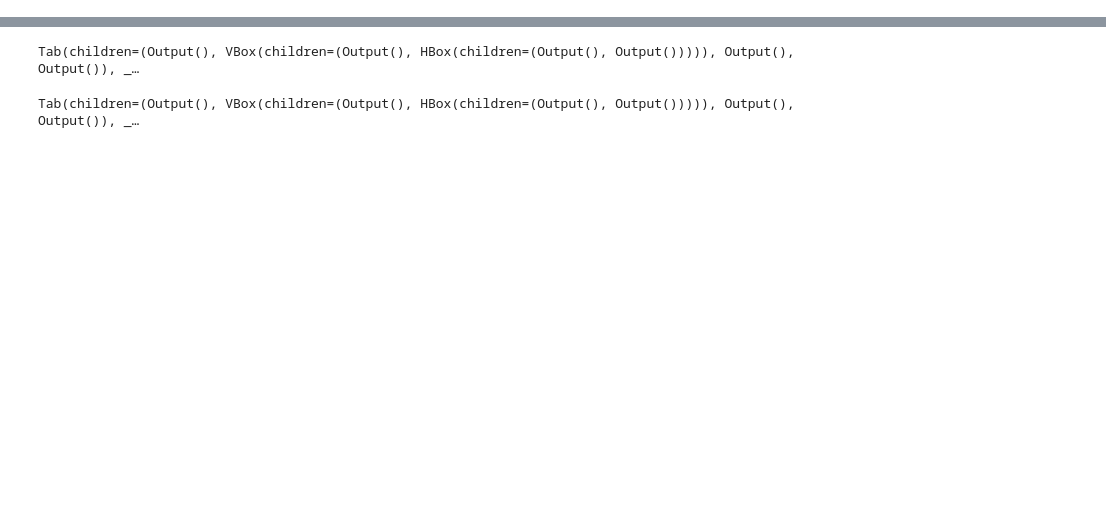
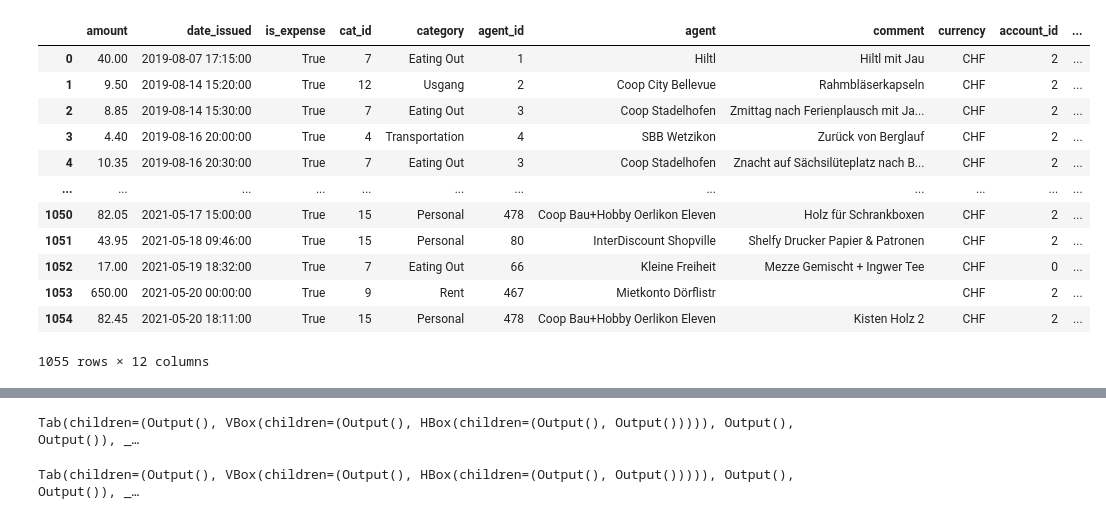
Before and after one commit to finnharbeke/finnance, a Jupyter notebook: main.ipynb, the cells around one changed output, grey strips where cells are left out. Cells and saved outputs as stored; diff of their text form; code cells hidden in the pictures; blank space fills up the shorter version.

```diff
--- a/main.ipynb
+++ b/main.ipynb
@@ -19,3 +22,26 @@ tr_df['category'] = tr_df.category_id.map(cat_df.desc)
 tr_df['account'] = tr_df.account_id.map(acc_df.desc)
 tr_df['currency'] = tr_df.account_id.map(acc_df.currency_id).map(cur_df.code)
 tr_df['agent'] = tr_df.agent_id.map(agent_df.desc)
+# %%
+analysis_sql_p = "app/static/sql/analysis.sql"
+with open(analysis_sql_p, "r") as f:
+    sql = ''.join(f.readlines())
+    analysis = pd.read_sql_query(sql, con, params={'cid':0}, parse_dates=['date_issued'])
+
+analysis['time'] = analysis['date_issued'].dt.hour * 60 + analysis['date_issued'].dt.minute
+analysis['is_expense'] = analysis['is_expense'].apply(lambda x: x == 1)
+analysis
+# %% [output]
+|  | amount | date_issued | is_expense | cat_id | category | agent_id | agent | comment | currency | account_id | ... |
+| 0 | 40.00 | 2019-08-07 17:15:00 | True | 7 | Eating Out | 1 | Hiltl | Hiltl mit Jau | CHF | 2 | ... |
+| 1 | 9.50 | 2019-08-14 15:20:00 | True | 12 | Usgang | 2 | Coop City Bellevue | Rahmbläserkapseln | CHF | 2 | ... |
+| 2 | 8.85 | 2019-08-14 15:30:00 | True | 7 | Eating Out | 3 | Coop Stadelhofen | Zmittag nach Ferienplausch mit Ja... | CHF | 2 | ... |
+| 3 | 4.40 | 2019-08-16 20:00:00 | True | 4 | Transportation | 4 | SBB Wetzikon | Zurück von Berglauf | CHF | 2 | ... |
+| 4 | 10.35 | 2019-08-16 20:30:00 | True | 7 | Eating Out | 3 | Coop Stadelhofen | Znacht auf Sächsilüteplatz nach B... | CHF | 2 | ... |
+| ... | ... | ... | ... | ... | ... | ... | ... | ... | ... | ... | ... |
+| 1050 | 82.05 | 2021-05-17 15:00:00 | True | 15 | Personal | 478 | Coop Bau+Hobby Oerlikon Eleven | Holz für Schrankboxen | CHF | 2 | ... |
+| 1051 | 43.95 | 2021-05-18 09:46:00 | True | 15 | Personal | 80 | InterDiscount Shopville | Shelfy Drucker Papier & Patronen | CHF | 2 | ... |
+| 1052 | 17.00 | 2021-05-19 18:32:00 | True | 7 | Eating Out | 66 | Kleine Freiheit | Mezze Gemischt + Ingwer Tee | CHF | 0 | ... |
+| 1053 | 650.00 | 2021-05-20 00:00:00 | True | 9 | Rent | 467 | Mietkonto Dörflistr |  | CHF | 2 | ... |
+| 1054 | 82.45 | 2021-05-20 18:11:00 | True | 15 | Personal | 478 | Coop Bau+Hobby Oerlikon Eleven | Kisten Holz 2 | CHF | 2 | ... |
+1055 rows × 12 columns
```
Also changed, not shown: parts of 13 cells of this notebook, 7 other files.
